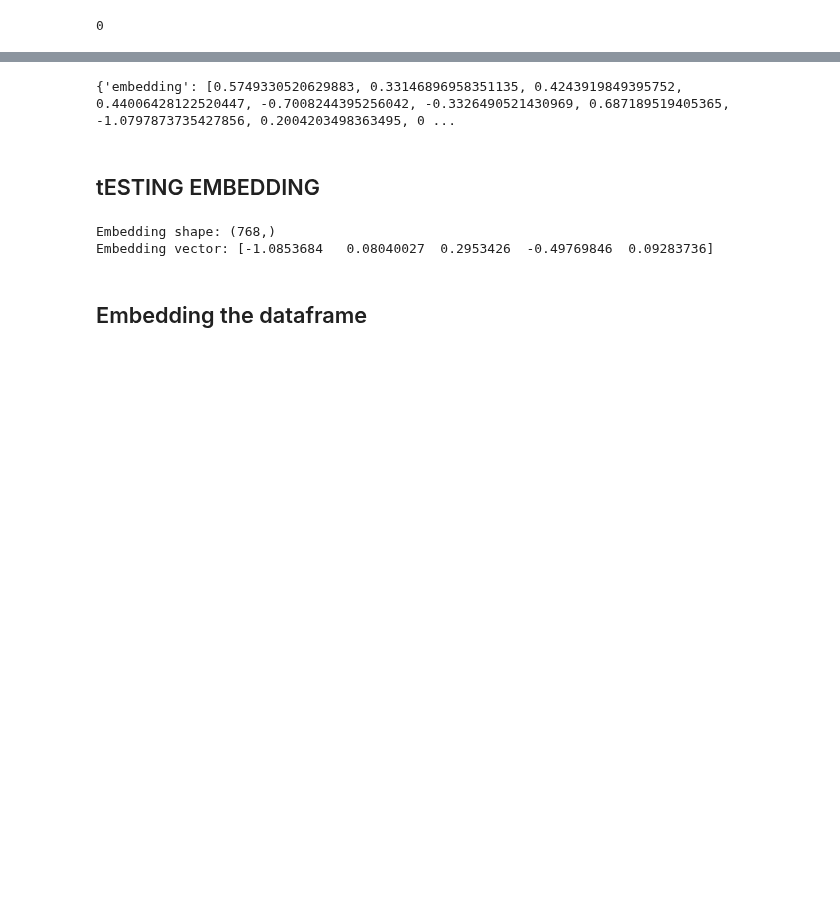
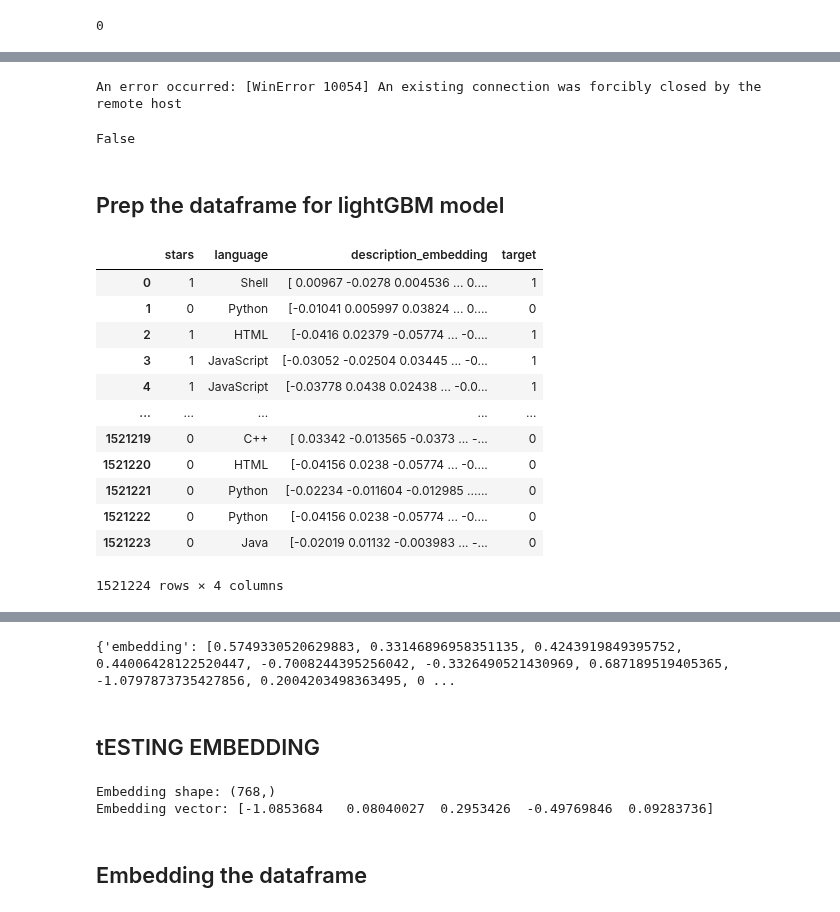
Before and after one commit to RecandChat/CodeCompass, a Jupyter notebook: codecompasslib/models/lightgbm_with_openai_embed.ipynb, the cells around one changed output, grey strips where cells are left out. Drawn from its saved outputs; the diff is of its cells as text; code cells hidden in the pictures; blank space fills up the shorter version.

```diff
--- a/codecompasslib/models/lightgbm_with_openai_embed.ipynb
+++ b/codecompasslib/models/lightgbm_with_openai_embed.ipynb
@@ -222,0 +177,11 @@ for i in range(0, len(descriptions), 2040):
+# %%
+# get dataframe with embeddings
+df_with_embeddings = pd.read_csv('df_with_embeddings.csv')
+
+# save the dataframe with embeddings to drive
+upload_df_to_drive_as_csv(creds, df_with_embeddings, "df_with_embeddings_updated.csv", DATA_FOLDER)
+# %% [output]
+An error occurred: [WinError 10054] An existing connection was forcibly closed by the remote host
+False
+# %% [markdown]
+## Prep the dataframe for lightGBM model
@@ -222,0 +197,16 @@ for i in range(0, len(descriptions), 2040):
+# %%
+df_new
+# %% [output]
+|  | stars | language | description_embedding | target |
+| 0 | 1 | Shell | [ 0.00967 -0.0278 0.004536 ... 0.... | 1 |
+| 1 | 0 | Python | [-0.01041 0.005997 0.03824 ... 0.... | 0 |
+| 2 | 1 | HTML | [-0.0416 0.02379 -0.05774 ... -0.... | 1 |
+| 3 | 1 | JavaScript | [-0.03052 -0.02504 0.03445 ... -0... | 1 |
+| 4 | 1 | JavaScript | [-0.03778 0.0438 0.02438 ... -0.0... | 1 |
+| ... | ... | ... | ... | ... |
+| 1521219 | 0 | C++ | [ 0.03342 -0.013565 -0.0373 ... -... | 0 |
+| 1521220 | 0 | HTML | [-0.04156 0.0238 -0.05774 ... -0.... | 0 |
+| 1521221 | 0 | Python | [-0.02234 -0.011604 -0.012985 ...... | 0 |
+| 1521222 | 0 | Python | [-0.04156 0.0238 -0.05774 ... -0.... | 0 |
+| 1521223 | 0 | Java | [-0.02019 0.01132 -0.003983 ... -... | 0 |
+1521224 rows × 4 columns
```
Also changed, not shown: parts of 27 cells of this notebook, 1 other file.
